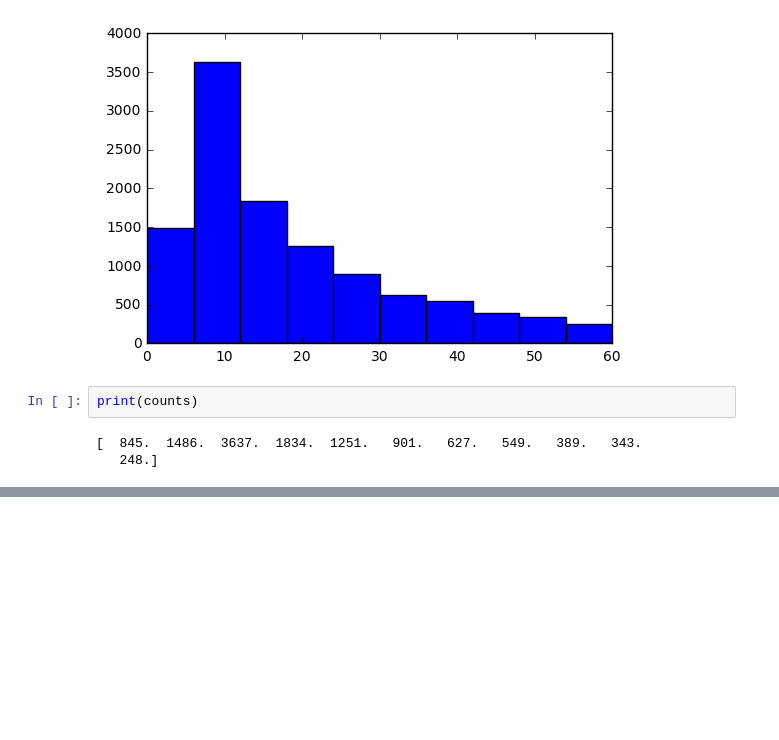
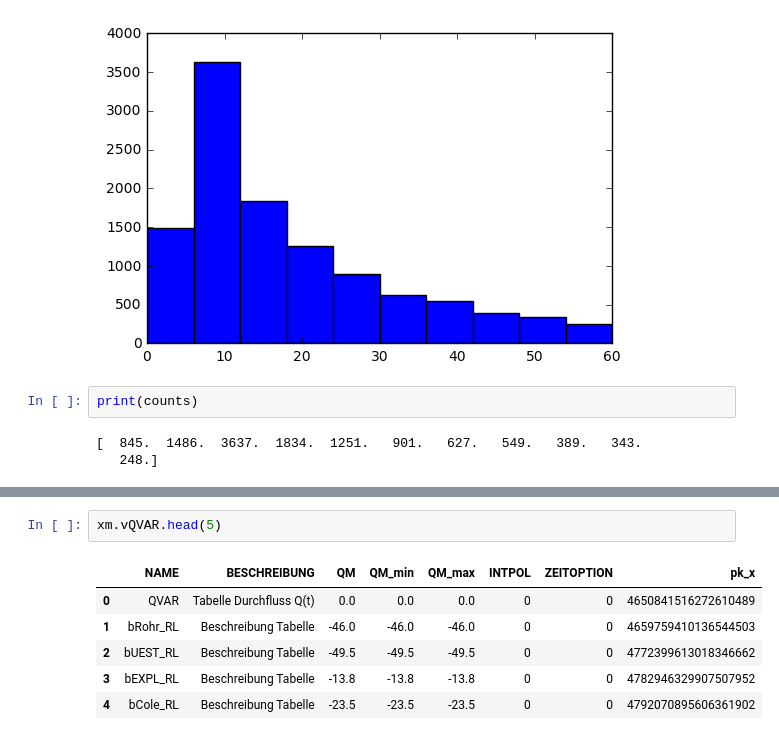
Before and after one commit to aw3s/PT3S, a Jupyter notebook: nb/XmWithPandas.ipynb, the cells around one changed output, grey strips where cells are left out. Saved outputs shown, nothing was run; the diff lists cells and outputs as text; blank space fills up the shorter version.

```diff
--- a/nb/XmWithPandas.ipynb
+++ b/nb/XmWithPandas.ipynb
@@ -323,0 +219,9 @@ dtype: object
+# %%
+xm.vQVAR.head(5)
+# %% [output]
+|  | NAME | BESCHREIBUNG | QM | QM_min | QM_max | INTPOL | ZEITOPTION | pk_x |
+| 0 | QVAR | Tabelle Durchfluss Q(t) | 0.0 | 0.0 | 0.0 | 0 | 0 | 4650841516272610489 |
+| 1 | bRohr_RL | Beschreibung Tabelle | -46.0 | -46.0 | -46.0 | 0 | 0 | 4659759410136544503 |
+| 2 | bUEST_RL | Beschreibung Tabelle | -49.5 | -49.5 | -49.5 | 0 | 0 | 4772399613018346662 |
+| 3 | bEXPL_RL | Beschreibung Tabelle | -13.8 | -13.8 | -13.8 | 0 | 0 | 4782946329907507952 |
+| 4 | bCole_RL | Beschreibung Tabelle | -23.5 | -23.5 | -23.5 | 0 | 0 | 4792070895606361902 |
```
Also changed, not shown: parts of 17 cells of this notebook, 1 other file.
